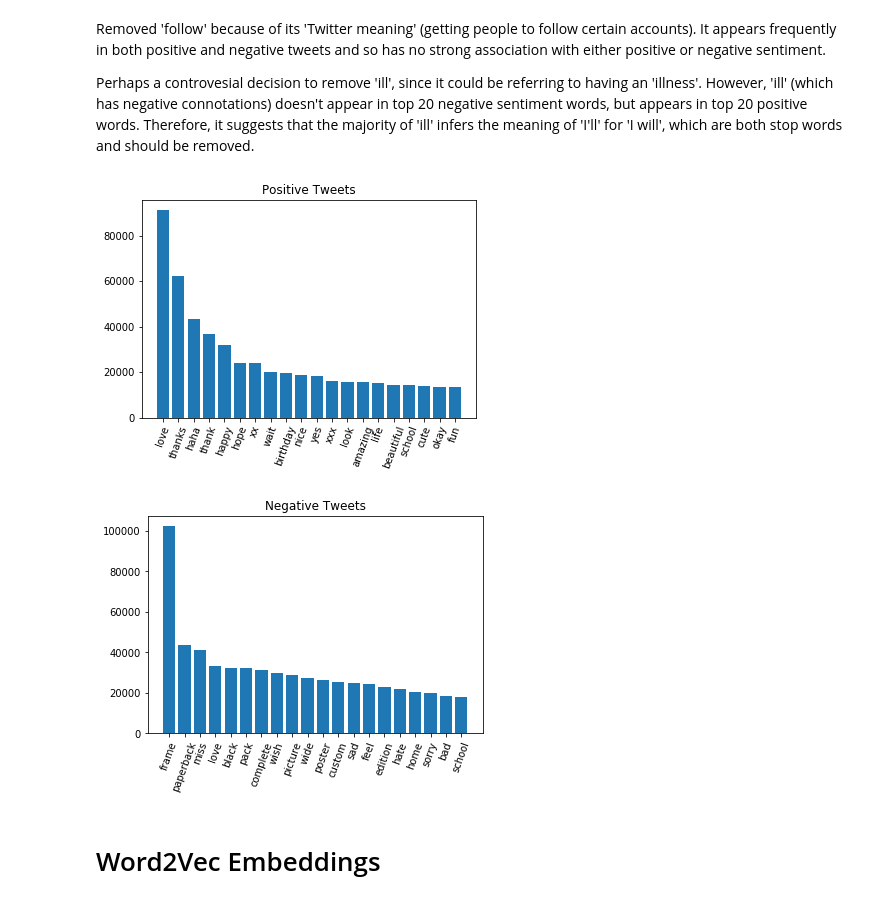
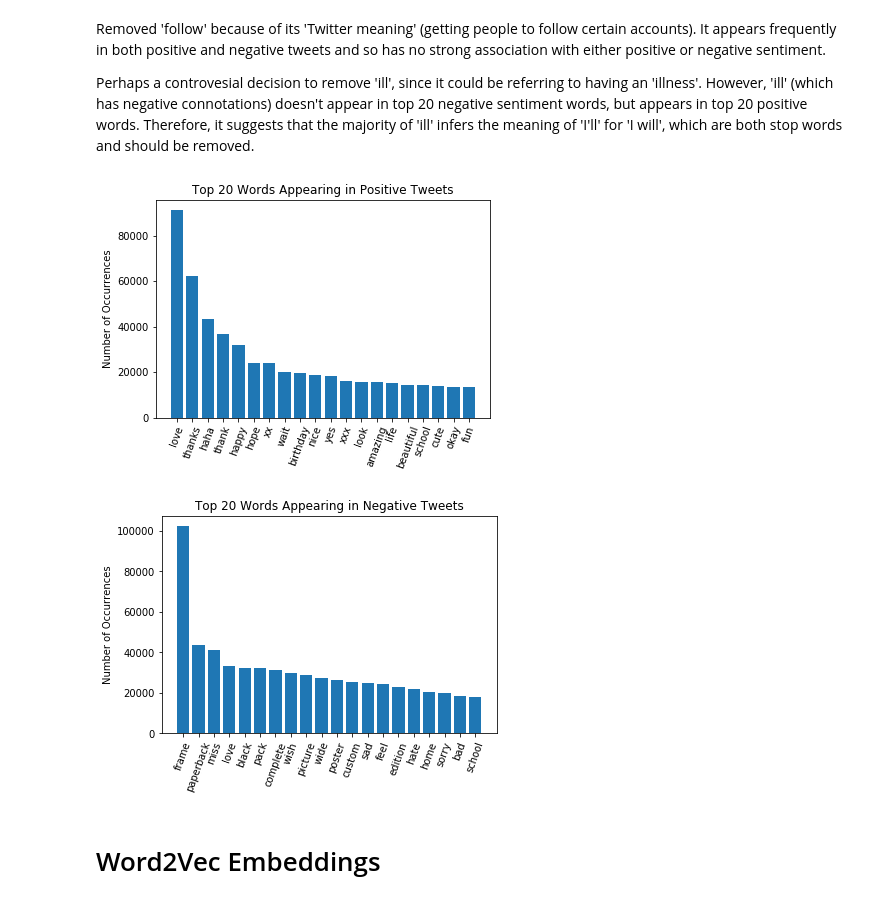
Before and after one commit to EMAT31530/ai-group-project-text-sentiment, a Jupyter notebook: DataStatistics.ipynb, the cells around one changed output. Cells and saved outputs as stored; diff of their text form; code cells hidden in the pictures.

```diff
--- a/DataStatistics.ipynb
+++ b/DataStatistics.ipynb
@@ -129,6 +193,7 @@ def clean_text(
     """
     A method to clean text
     """
+
     # Cleaning the urls
     string = re.sub(r'https?://\S+|www\.\S+', '', string)
 
@@ -153,7 +218,7 @@ def clean_text(
     string = ' '.join([word for word in string.split() if word not in stop_words])
 
     # Cleaning the whitespaces
-    string = re.sub(r'\s+', ' ', string).strip()
+    #string = re.sub(r'\s+', ' ', string).strip()
 
     return string
 # %%
@@ -200,20 +265,22 @@ top_w_neg = top_w_neg.most_common(20)
 # %%
 # Plotting the bar chart to indicate the top 20 words featured in positive tweets
 plt.bar(range(len(top_w_pos)), [val[1] for val in top_w_pos], align='center')
 plt.xticks(range(len(top_w_pos)), [val[0] for val in top_w_pos])
 plt.xticks(rotation=70)
-plt.title('Positive Tweets')
+plt.title('Top 20 Words Appearing in Positive Tweets')
+plt.ylabel("Number of Occurrences")
 plt.show()
 
 # Plotting the bar chart to indicate the top 20 words featured in negative tweets
 plt.bar(range(len(top_w_neg)), [val[1] for val in top_w_neg], align='center')
 plt.xticks(range(len(top_w_neg)), [val[0] for val in top_w_neg])
 plt.xticks(rotation=70)
-plt.title('Negative Tweets')
+plt.title('Top 20 Words Appearing in Negative Tweets')
+plt.ylabel("Number of Occurrences")
 plt.show()
 # %% [output]
-[figure, old version]
+[figure, new version]
-[figure, old version]
+[figure, new version]
 # %% [markdown]
 # Word2Vec Embeddings
 # %%
```
Also changed, not shown: parts of 14 cells of this notebook.
